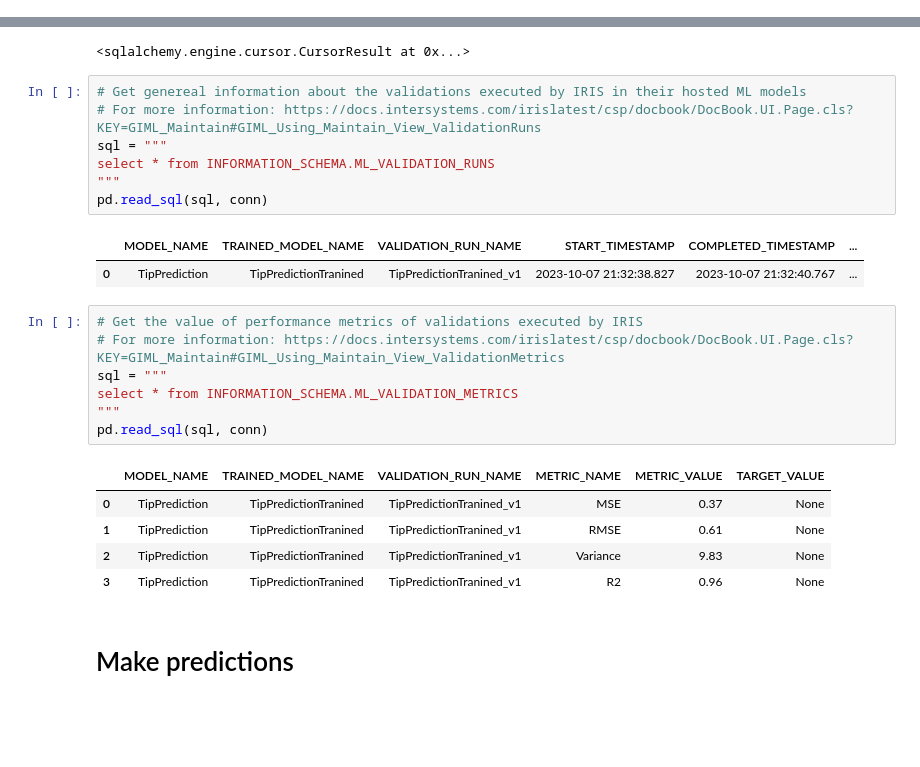
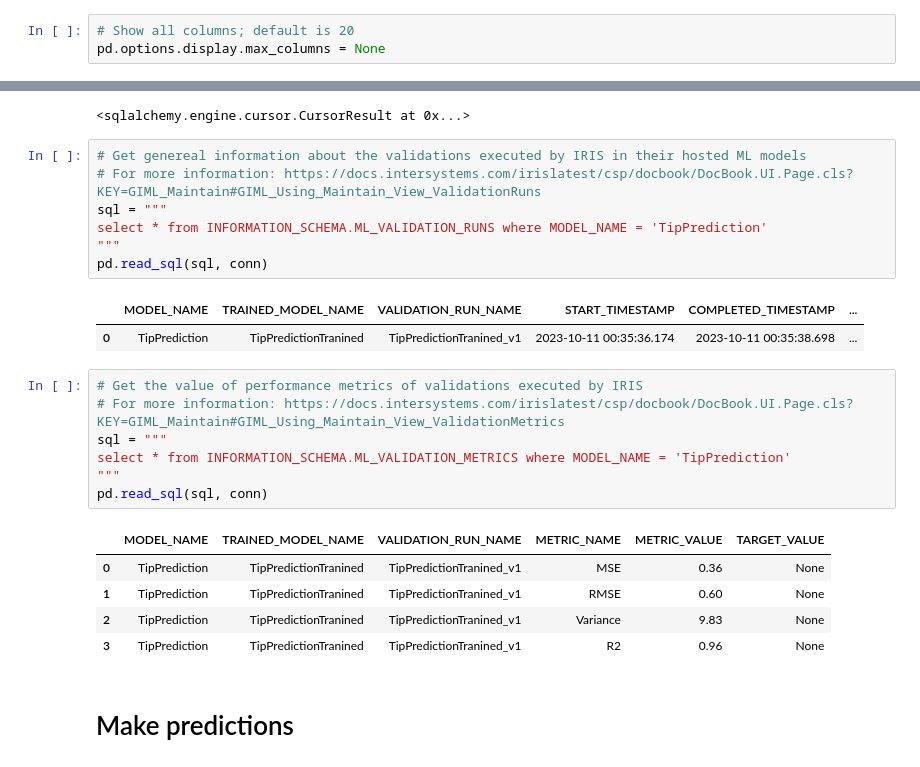
Before and after one commit to jrpereirajr/intersystems-iris-notebooks, a Jupyter notebook: cloud_sql/ny_taxi_tip_prediction/NY Taxi Tip Prediction (Regression).ipynb, the cells around one changed output, grey strips where cells are left out. Drawn from its saved outputs; the diff is of its cells as text; blank space fills up the shorter version.

```diff
--- a/cloud_sql/ny_taxi_tip_prediction/NY Taxi Tip Prediction (Regression).ipynb
+++ b/cloud_sql/ny_taxi_tip_prediction/NY Taxi Tip Prediction (Regression).ipynb
@@ -70,6 +70,9 @@ engine = create_engine(f"iris://{args['username']}:{args['password']}@{args['hos
 conn = engine.connect()
 # %% [markdown]
 # Data ingestion
+# %%
+# Show all columns; default is 20
+pd.options.display.max_columns = None
 # %%
 # Load the trainning dataset from the CSV file, enforcing pandas to interpret columns tpep_pickup_datetime and tpep_dropoff_datetime as timestramp
 train_df = pd.read_csv(
@@ -278,24 +307,24 @@ conn.execute(text(sql))
 # %%
 # Get genereal information about the validations executed by IRIS in their hosted ML models
 # For more information: https://docs.intersystems.com/irislatest/csp/docbook/DocBook.UI.Page.cls?KEY=GIML_Maintain#GIML_Using_Maintain_View_ValidationRuns
 sql = """
-select * from INFORMATION_SCHEMA.ML_VALIDATION_RUNS
+select * from INFORMATION_SCHEMA.ML_VALIDATION_RUNS where MODEL_NAME = 'TipPrediction'
 """
 pd.read_sql(sql, conn)
 # %% [output]
 |  | MODEL_NAME | TRAINED_MODEL_NAME | VALIDATION_RUN_NAME | START_TIMESTAMP | COMPLETED_TIMESTAMP | ... |
-| 0 | TipPrediction | TipPredictionTranined | TipPredictionTranined_v1 | 2023-10-07 21:32:38.827 | 2023-10-07 21:32:40.767 | ... |
+| 0 | TipPrediction | TipPredictionTranined | TipPredictionTranined_v1 | 2023-10-11 00:35:36.174 | 2023-10-11 00:35:38.698 | ... |
 # %%
 # Get the value of performance metrics of validations executed by IRIS
 # For more information: https://docs.intersystems.com/irislatest/csp/docbook/DocBook.UI.Page.cls?KEY=GIML_Maintain#GIML_Using_Maintain_View_ValidationMetrics
 sql = """
-select * from INFORMATION_SCHEMA.ML_VALIDATION_METRICS
+select * from INFORMATION_SCHEMA.ML_VALIDATION_METRICS where MODEL_NAME = 'TipPrediction'
 """
 pd.read_sql(sql, conn)
 # %% [output]
 |  | MODEL_NAME | TRAINED_MODEL_NAME | VALIDATION_RUN_NAME | METRIC_NAME | METRIC_VALUE | TARGET_VALUE |
-| 0 | TipPrediction | TipPredictionTranined | TipPredictionTranined_v1 | MSE | 0.37 | None |
-| 1 | TipPrediction | TipPredictionTranined | TipPredictionTranined_v1 | RMSE | 0.61 | None |
+| 0 | TipPrediction | TipPredictionTranined | TipPredictionTranined_v1 | MSE | 0.36 | None |
+| 1 | TipPrediction | TipPredictionTranined | TipPredictionTranined_v1 | RMSE | 0.60 | None |
 | 2 | TipPrediction | TipPredictionTranined | TipPredictionTranined_v1 | Variance | 9.83 | None |
 | 3 | TipPrediction | TipPredictionTranined | TipPredictionTranined_v1 | R2 | 0.96 | None |
 # %% [markdown]
```
Also changed, not shown: parts of 7 cells of this notebook.
